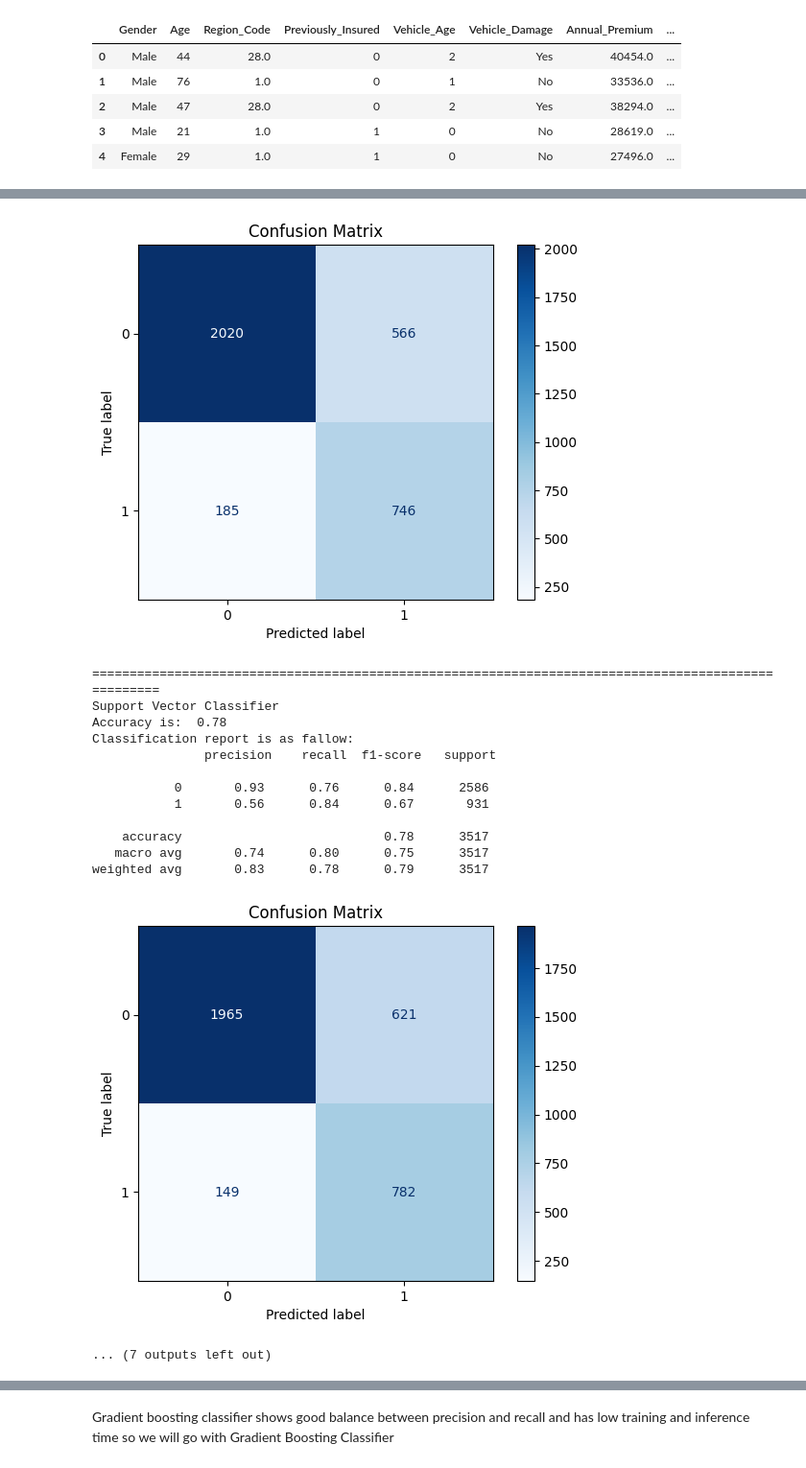
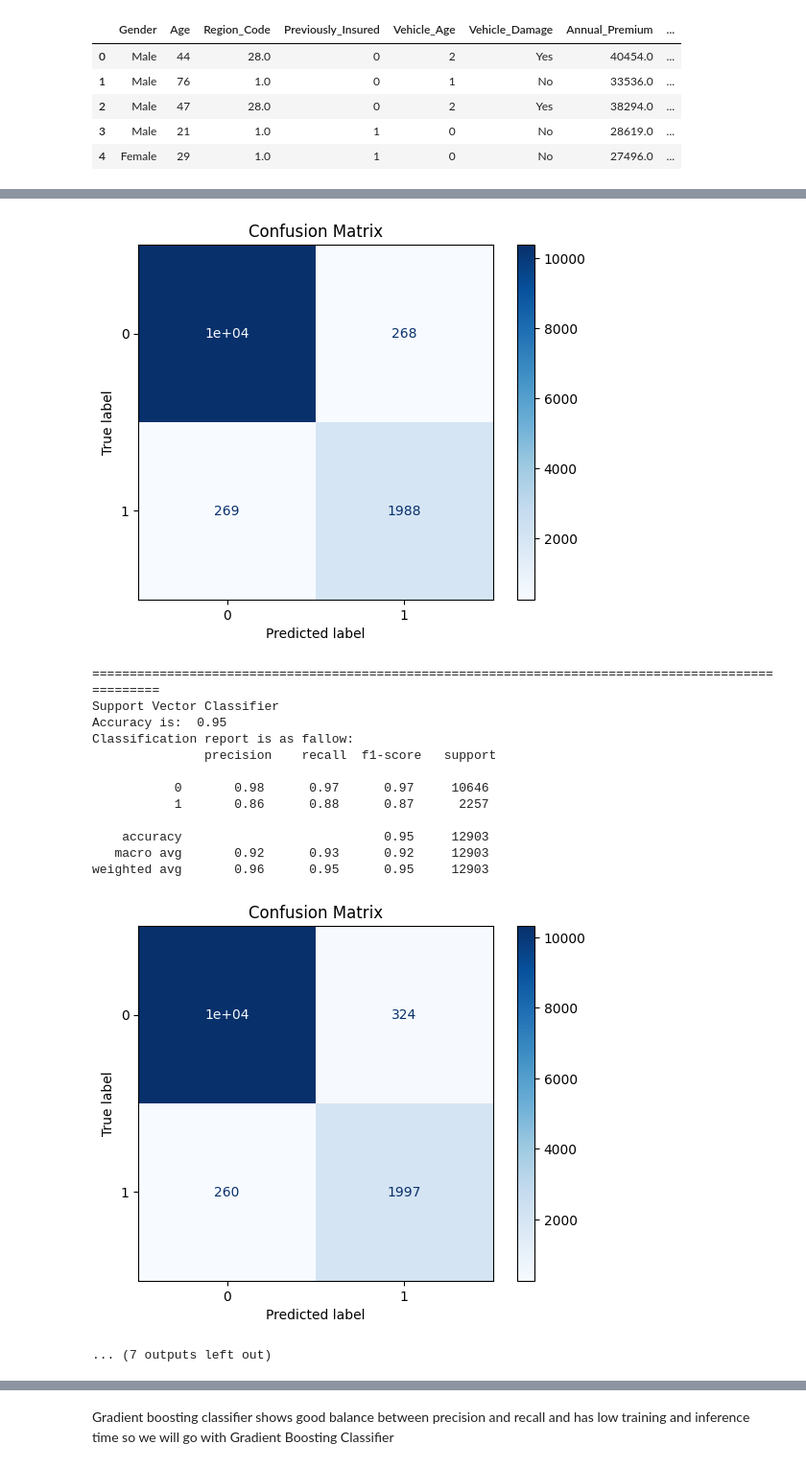
Before and after one commit to YashMasane/InsurePredict-Customer-Conversion-Insights, a Jupyter notebook: Notebooks/model_trainer.ipynb, the cells around one changed output, grey strips where cells are left out. Shown: that part at 96% size. Saved outputs shown, nothing was run; the diff lists cells and outputs as text; code cells hidden in the pictures.

```diff
--- a/Notebooks/model_trainer.ipynb
+++ b/Notebooks/model_trainer.ipynb
@@ -140,10 +130,28 @@ X.shape
 # %%
 # splitting data for training and testing
-X_train, X_test, y_train, y_test = train_test_split(X, y, test_size=0.10, random_state=42)
+X_train, X_test, y_train, y_test = train_test_split(X, y, test_size=0.25, random_state=42)
 # %%
 # capping values with maximum values (removing outliers)
 X_train['Annual_Premium'] = [i if i < 61000 else 61000 for i in X_train['Annual_Premium']]
+# %%
+ohe_columns = ['Region_Code', 'Policy_Sales_Channel', 'Vehicle_Damage', 'Gender']
+mm_columns = ['Age', 'Annual_Premium', 'Vintage', 'Vehicle_Age']
+
+one_hot_encoder = OneHotEncoder(sparse_output=False)
+min_max_scaler = MinMaxScaler()
+
+preprocessor = ColumnTransformer(
+    transformers=[
+        ("OneHotEncoder", one_hot_encoder, ohe_columns),
+        ("MinMaxScaler", min_max_scaler, mm_columns)
+    ],
+    remainder='passthrough'
+)
+
+X_train = preprocessor.fit_transform(X_train)
+X_test = preprocessor.transform(X_test)
 # %%
 # random under sampling for balancing dataset
 nn_under_sampler = RepeatedEditedNearestNeighbours(n_neighbors=4)
 X_resampled, y_resampled = nn_under_sampler.fit_resample(X_train, y_train)
+X_test_resampled, y_test_resampled = nn_under_sampler.fit_resample(X_test, y_test)
@@ -163,10 +169,4 @@ Response
 Name: count, dtype: int64
-# %%
-columns_to_scale = ['Age', 'Annual_Premium', 'Vintage', 'Vehicle_Age']
-
-scaler = MinMaxScaler()
-X_resampled[columns_to_scale] = scaler.fit_transform(X_resampled[columns_to_scale])
-X_test[columns_to_scale] = scaler.transform(X_test[columns_to_scale])
 # %%
 X_resampled
 # %% [output]
@@ -225,16 +225,16 @@ for i in range(len(list(models))):
     model.fit(X_resampled, y_resampled)
 
     # making predictions
-    y_pred = model.predict(X_test)
+    y_pred = model.predict(X_test_resampled)
 
     # metrics
-    accuracy = round(accuracy_score(y_test, y_pred), 2)
-    overall_precision = precision_score(y_test, y_pred)
-    overall_recall = recall_score(y_test, y_pred)
+    accuracy = round(accuracy_score(y_test_resampled, y_pred), 2)
+    overall_precision = precision_score(y_test_resampled, y_pred)
+    overall_recall = recall_score(y_test_resampled, y_pred)
 
     print(list(models.keys())[i])
     print("Accuracy is: ", accuracy)
-    print("Classification report is as fallow: \n", classification_report(y_test, y_pred))
+    print("Classification report is as fallow: \n", classification_report(y_test_resampled, y_pred))
 
     # appending metrics to appropriate list
     acc_score.append(accuracy)
@@ -243,7 +243,7 @@ for i in range(len(list(models))):
     models_name.append(list(models.keys())[i])
 
     # Generate the confusion matrix
-    cm = confusion_matrix(y_test, y_pred)
+    cm = confusion_matrix(y_test_resampled, y_pred)
 
     # Display the confusion matrix
     disp = ConfusionMatrixDisplay(confusion_matrix=cm, display_labels=[0, 1])
@@ -318,17 +318,17 @@ weighted avg       0.82      0.79      0.80      3517
-[figure, old version]
+[figure, new version]
 ====================================================================================================
 Support Vector Classifier
-Accuracy is:  0.78
+Accuracy is:  0.95
 Classification report is as fallow:
                precision    recall  f1-score   support
 
-           0       0.93      0.76      0.84      2586
-           1       0.56      0.84      0.67       931
+           0       0.98      0.97      0.97     10646
+           1       0.86      0.88      0.87      2257
 
-    accuracy                           0.78      3517
-   macro avg       0.74      0.80      0.75      3517
-weighted avg       0.83      0.78      0.79      3517
+    accuracy                           0.95     12903
+   macro avg       0.92      0.93      0.92     12903
+weighted avg       0.96      0.95      0.95     12903
-[figure, old version]
+[figure, new version]
 ... (7 outputs left out)
 # %%
 # creating dataframe for metrics
```
Also changed, not shown: parts of 10 cells of this notebook, 1 other file.
